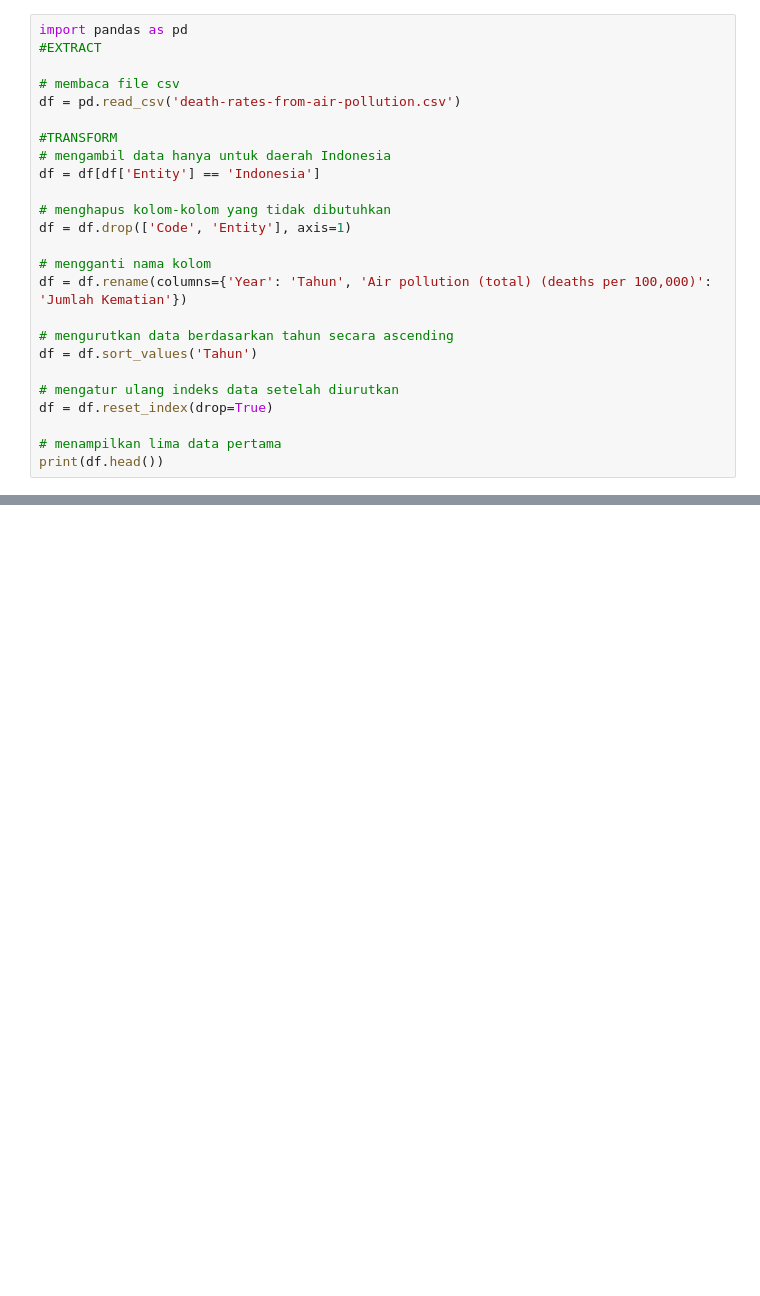
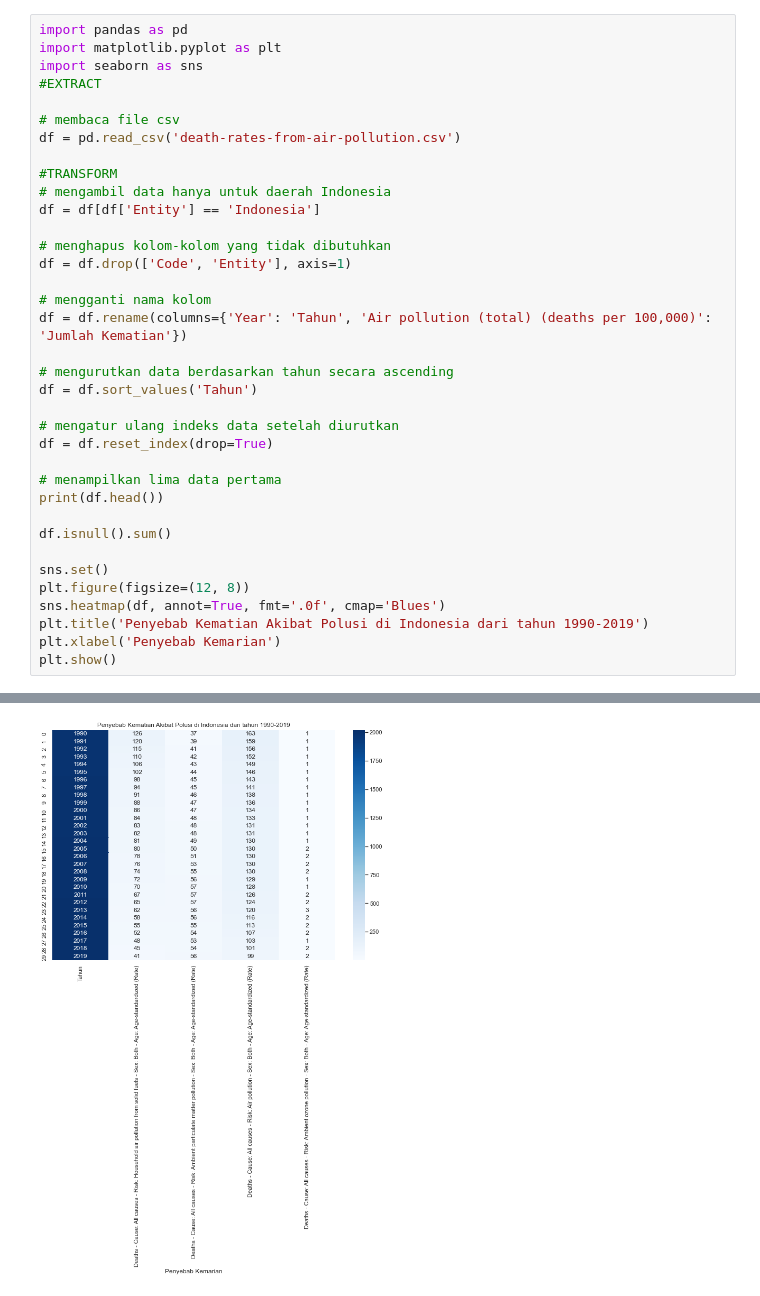
Before and after one commit to 16Komang/project-big-data-2023, a Jupyter notebook: airPolutionIndonesia.ipynb, the cells around one changed output, grey strips where cells are left out. Cells and saved outputs as stored; diff of their text form; blank space fills up the shorter version.

```diff
--- a/airPolutionIndonesia.ipynb
+++ b/airPolutionIndonesia.ipynb
@@ -1,5 +1,7 @@
 # %%
 import pandas as pd
+import matplotlib.pyplot as plt
+import seaborn as sns
 #EXTRACT
 
 # membaca file csv
@@ -14,30 +16,40 @@ df = df.drop(['Code', 'Entity'], axis=1)
 
 # mengganti nama kolom
 df = df.rename(columns={'Year': 'Tahun', 'Air pollution (total) (deaths per 100,000)': 'Jumlah Kematian'})
 
 # mengurutkan data berdasarkan tahun secara ascending
 df = df.sort_values('Tahun')
 
 # mengatur ulang indeks data setelah diurutkan
 df = df.reset_index(drop=True)
 
 # menampilkan lima data pertama
 print(df.head())
+
+df.isnull().sum()
+
+sns.set()
+plt.figure(figsize=(12, 8))
+sns.heatmap(df, annot=True, fmt='.0f', cmap='Blues')
+plt.title('Penyebab Kematian Akibat Polusi di Indonesia dari tahun 1990-2019')
+plt.xlabel('Penyebab Kemarian')
+plt.show()
 # %% [output]
    Tahun  \
 0   1990
 1   1991
 2   1992
 3   1993
 4   1994
 
    Deaths - Cause: All causes - Risk: Household air pollution from solid fuels - Sex: Both - Age: Age-standardized (Rate)  \
 0                                         125.715579
 1                                         120.029598
 2                                         114.813527
 3                                         110.098325
 ... (18 lines left out)
 1                                           0.609826
 2                                           0.629601
 3                                           0.938119
 4                                           0.879339
+[figure, added]
```
Also changed, not shown: 2 other files.
